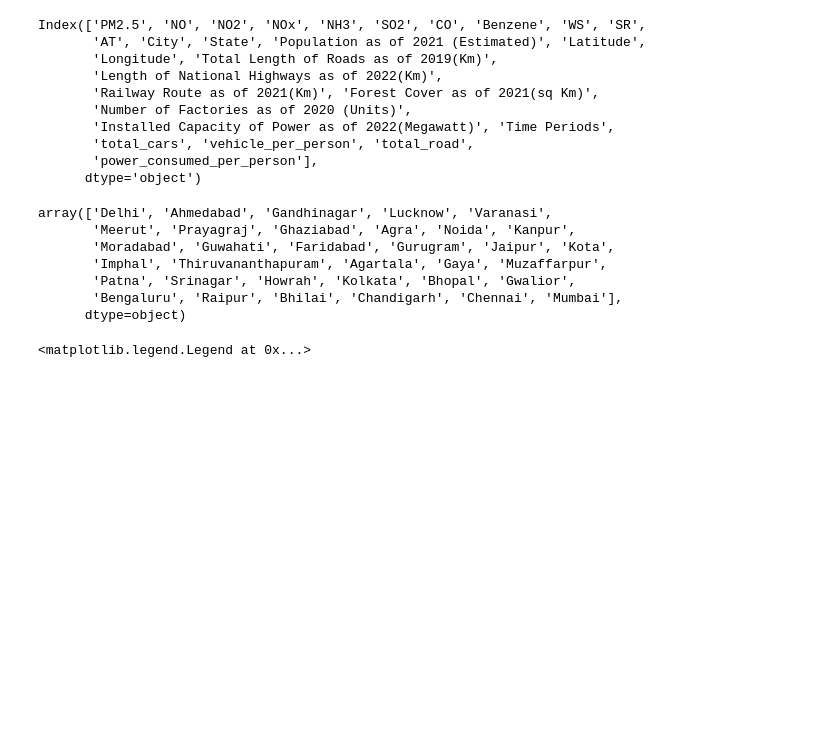
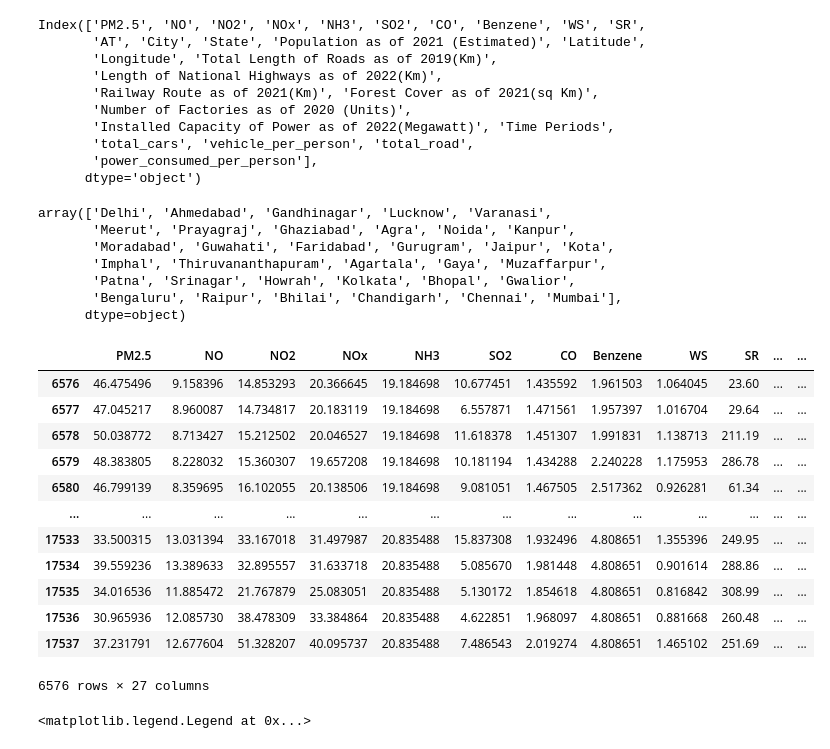
Before and after one commit to shanthan5327/ML_Models, a Jupyter notebook: air_pollution_CSI.ipynb, the cells around one changed output. Saved outputs shown, nothing was run; the diff lists cells and outputs as text; code cells hidden in the pictures; blank space fills up the shorter version.

```diff
--- a/air_pollution_CSI.ipynb
+++ b/air_pollution_CSI.ipynb
@@ -245,6 +245,22 @@ df_Bhilai = df_preprocess_final[df_preprocess_final['City'] == 'Bhilai']
 df_Thiruvanathapuram = df_preprocess_final[df_preprocess_final['City'] == 'Thiruvanathapuram']
 df_Chennai = df_preprocess_final[df_preprocess_final["City"] == "Chennai"]
 df_Moadabad = df_preprocess_final[df_preprocess_final["City"] == "Moradabad"]
+# %%
+df_Ahmedabad
+# %% [output]
+|  | PM2.5 | NO | NO2 | NOx | NH3 | SO2 | CO | Benzene | WS | SR | ... | ... |
+| 6576 | 46.475496 | 9.158396 | 14.853293 | 20.366645 | 19.184698 | 10.677451 | 1.435592 | 1.961503 | 1.064045 | 23.60 | ... | ... |
+| 6577 | 47.045217 | 8.960087 | 14.734817 | 20.183119 | 19.184698 | 6.557871 | 1.471561 | 1.957397 | 1.016704 | 29.64 | ... | ... |
+| 6578 | 50.038772 | 8.713427 | 15.212502 | 20.046527 | 19.184698 | 11.618378 | 1.451307 | 1.991831 | 1.138713 | 211.19 | ... | ... |
+| 6579 | 48.383805 | 8.228032 | 15.360307 | 19.657208 | 19.184698 | 10.181194 | 1.434288 | 2.240228 | 1.175953 | 286.78 | ... | ... |
+| 6580 | 46.799139 | 8.359695 | 16.102055 | 20.138506 | 19.184698 | 9.081051 | 1.467505 | 2.517362 | 0.926281 | 61.34 | ... | ... |
+| ... | ... | ... | ... | ... | ... | ... | ... | ... | ... | ... | ... | ... |
+| 17533 | 33.500315 | 13.031394 | 33.167018 | 31.497987 | 20.835488 | 15.837308 | 1.932496 | 4.808651 | 1.355396 | 249.95 | ... | ... |
+| 17534 | 39.559236 | 13.389633 | 32.895557 | 31.633718 | 20.835488 | 5.085670 | 1.981448 | 4.808651 | 0.901614 | 288.86 | ... | ... |
+| 17535 | 34.016536 | 11.885472 | 21.767879 | 25.083051 | 20.835488 | 5.130172 | 1.854618 | 4.808651 | 0.816842 | 308.99 | ... | ... |
+| 17536 | 30.965936 | 12.085730 | 38.478309 | 33.384864 | 20.835488 | 4.622851 | 1.968097 | 4.808651 | 0.881668 | 260.48 | ... | ... |
+| 17537 | 37.231791 | 12.677604 | 51.328207 | 40.095737 | 20.835488 | 7.486543 | 2.019274 | 4.808651 | 1.465102 | 251.69 | ... | ... |
+6576 rows × 27 columns
 # %%
 import matplotlib.pyplot as plt
 import seaborn as sns
```
Also changed, not shown: parts of 22 cells of this notebook.
